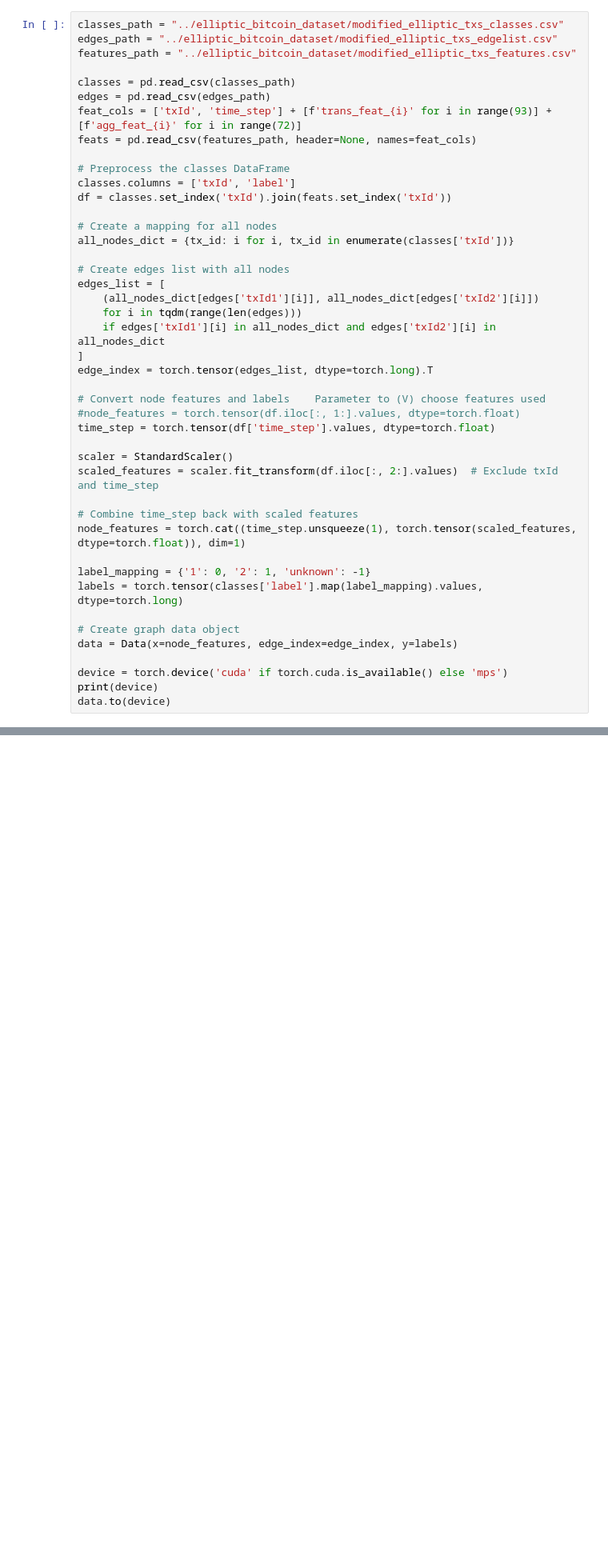
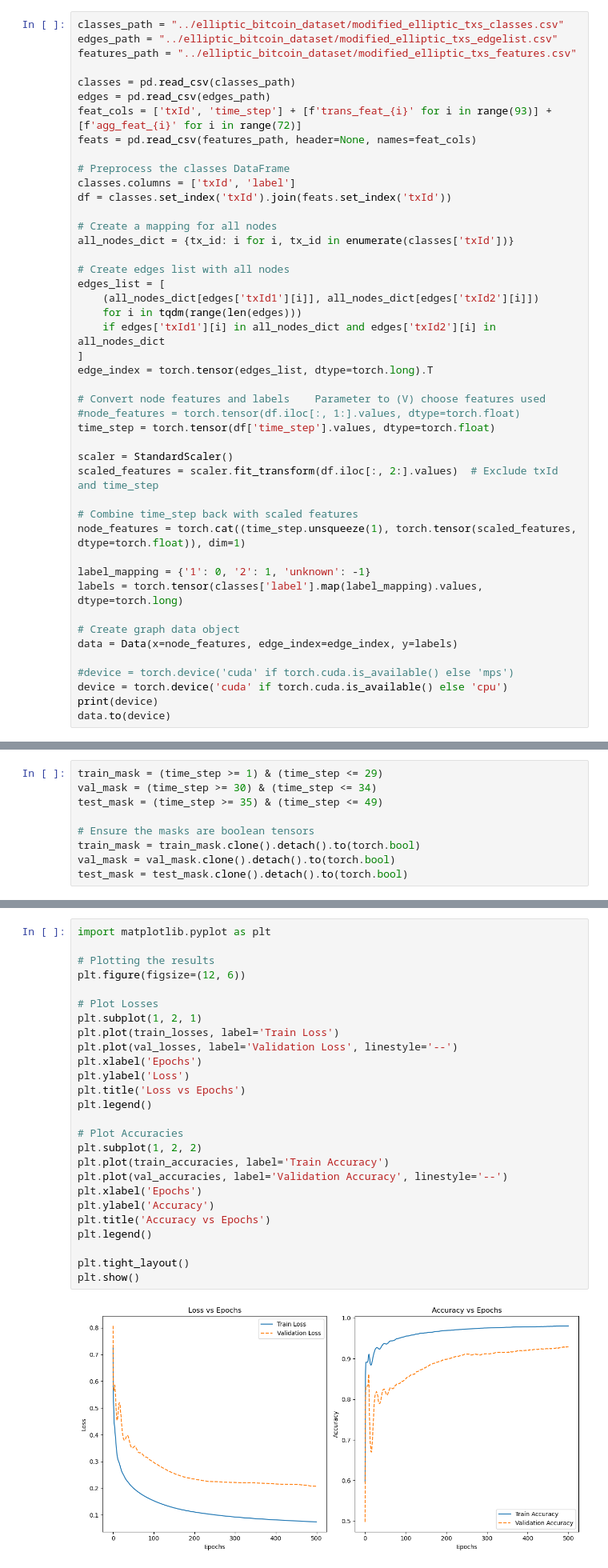
Before and after one commit to Roger987/Graph-Fraud-Detection, a Jupyter notebook: src/GAT.ipynb, the cells around one changed output, grey strips where cells are left out. Shown at 80% size. Saved outputs shown, nothing was run; the diff lists cells and outputs as text; blank space fills up the shorter version.

Commit message:
Modifications and tests

```diff
--- a/src/GAT.ipynb
+++ b/src/GAT.ipynb
@@ -50,6 +50,7 @@ labels = torch.tensor(classes['label'].map(label_mapping).values, dtype=torch.lo
 # Create graph data object
 data = Data(x=node_features, edge_index=edge_index, y=labels)
 
-device = torch.device('cuda' if torch.cuda.is_available() else 'mps')
+#device = torch.device('cuda' if torch.cuda.is_available() else 'mps')
+device = torch.device('cuda' if torch.cuda.is_available() else 'cpu')
 print(device)
 data.to(device)
@@ -65,3 +69,12 @@ test_mask = test_mask.clone().detach().to(torch.bool)
+# %%
+train_mask = (time_step >= 1) & (time_step <= 29)
+val_mask = (time_step >= 30) & (time_step <= 34)
+test_mask = (time_step >= 35) & (time_step <= 49)
+
+# Ensure the masks are boolean tensors
+train_mask = train_mask.clone().detach().to(torch.bool)
+val_mask = val_mask.clone().detach().to(torch.bool)
+test_mask = test_mask.clone().detach().to(torch.bool)
 # %%
 num_features = data.x.shape[1]  # Number of features (columns in x)
 num_classes = 2  # Number of classes (2 in this case)
@@ -136,3 +178,31 @@ for epoch in range(epochs):
+# %%
+import matplotlib.pyplot as plt
+
+# Plotting the results
+plt.figure(figsize=(12, 6))
+
+# Plot Losses
+plt.subplot(1, 2, 1)
+plt.plot(train_losses, label='Train Loss')
+plt.plot(val_losses, label='Validation Loss', linestyle='--')
+plt.xlabel('Epochs')
+plt.ylabel('Loss')
+plt.title('Loss vs Epochs')
+plt.legend()
+
+# Plot Accuracies
+plt.subplot(1, 2, 2)
+plt.plot(train_accuracies, label='Train Accuracy')
+plt.plot(val_accuracies, label='Validation Accuracy', linestyle='--')
+plt.xlabel('Epochs')
+plt.ylabel('Accuracy')
+plt.title('Accuracy vs Epochs')
+plt.legend()
+
+plt.tight_layout()
+plt.show()
+# %% [output]
+[figure, added]
 # %%
 # Extract node embeddings
 model.eval()
```
Also changed, not shown: parts of 8 cells of this notebook, 7 other files.
